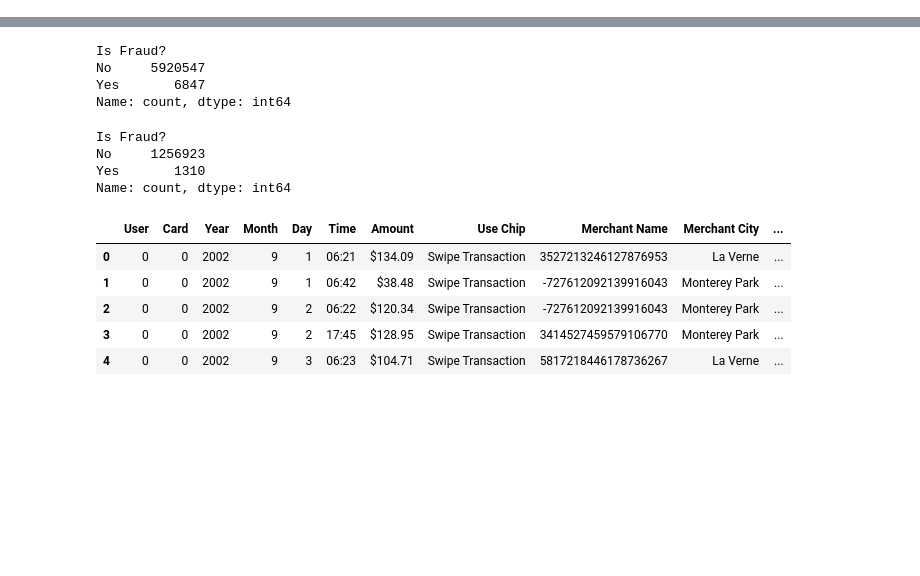
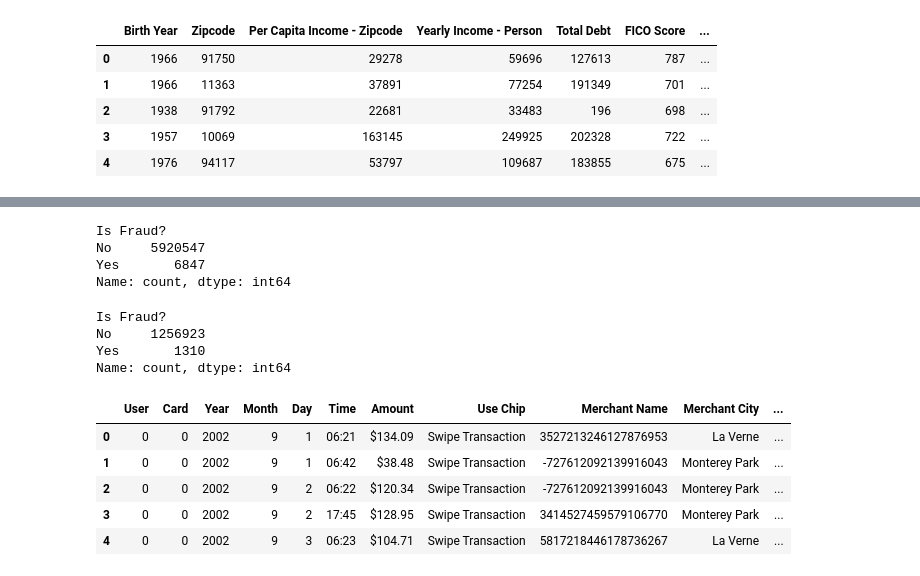
Before and after one commit to wrube/Project_4_Group_2, a Jupyter notebook: create_dataset_ben.ipynb, the cells around one changed output, grey strips where cells are left out. Saved outputs shown, nothing was run; the diff lists cells and outputs as text; code cells hidden in the pictures; blank space fills up the shorter version.

```diff
--- a/create_dataset_ben.ipynb
+++ b/create_dataset_ben.ipynb
@@ -27,0 +6,53 @@ display(cards_df.head())
+# %%
+# Functions for data import
+
+def add_leading_zero_to_zipcode(item):
+    item_str = str(item)  # Ensure the item is a string
+    item_str = item_str.replace('.0', '') # remove trailing '.0'
+    if len(item_str) == 4:
+        return '0' + item_str
+    return item_str
+
+def remove_dollar_and_convert(item):
+    # Remove the dollar sign and convert to integer
+    return np.int32(item.replace('$', ''))
+# %%
+# Import users from csv
+
+users_path = Path.cwd() / 'data/sd254_users.csv'
+
+
+users_columns_import = ['Birth Year',
+                        'Zipcode',
+                        'Per Capita Income - Zipcode',
+                        'Yearly Income - Person',
+                        'Total Debt',
+                        'FICO Score',
+                        'Num Credit Cards']
+
+user_converters = {'Zipcode': add_leading_zero_to_zipcode,
+                   'Per Capita Income - Zipcode': remove_dollar_and_convert,
+                   'Yearly Income - Person': remove_dollar_and_convert,
+                   'Total Debt': remove_dollar_and_convert}
+
+users_dtypes = {'Birth Year': np.uint16,
+                 'FICO Score': np.uint16,
+                 'Num Credit Cards': np.uint8}
+
+users_df = pd.read_csv(users_path,
+                       usecols=users_columns_import,
+                       converters=user_converters,
+                       dtype=users_dtypes
+                    )
+
+
+users_df['User'] = users_df.index
+
+users_df.head()
+# %% [output]
+|  | Birth Year | Zipcode | Per Capita Income - Zipcode | Yearly Income - Person | Total Debt | FICO Score | ... |
+| 0 | 1966 | 91750 | 29278 | 59696 | 127613 | 787 | ... |
+| 1 | 1966 | 11363 | 37891 | 77254 | 191349 | 701 | ... |
+| 2 | 1938 | 91792 | 22681 | 33483 | 196 | 698 | ... |
+| 3 | 1957 | 10069 | 163145 | 249925 | 202328 | 722 | ... |
+| 4 | 1976 | 94117 | 53797 | 109687 | 183855 | 675 | ... |
```
Also changed, not shown: parts of 15 cells of this notebook, 5 other files.
